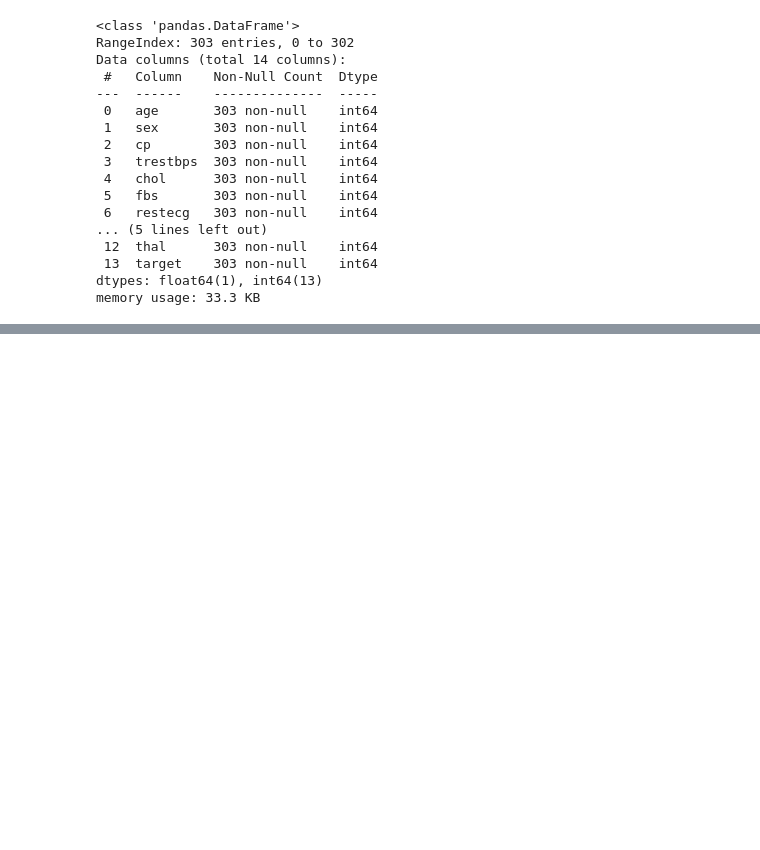
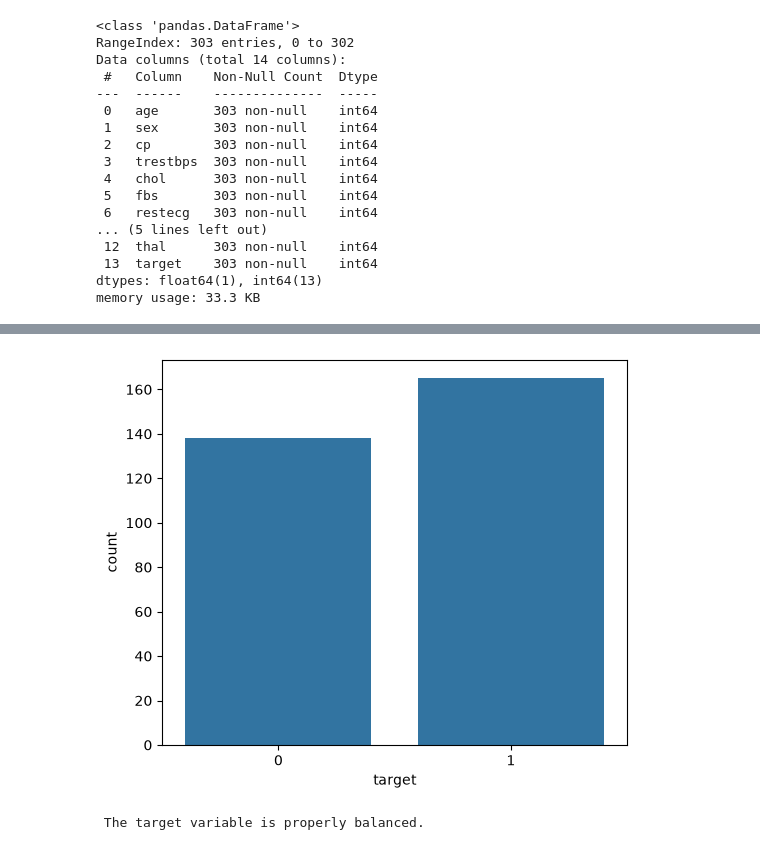
Before and after one commit to Limbu-Unish/Heart_Disease_Prediction, a Jupyter notebook: Model_Creation/Heart_disease_prediciton.ipynb, the cells around one changed output, grey strips where cells are left out. Cells and saved outputs as stored; diff of their text form; code cells hidden in the pictures; blank space fills up the shorter version.

```diff
--- a/Model_Creation/Heart_disease_prediciton.ipynb
+++ b/Model_Creation/Heart_disease_prediciton.ipynb
@@ -42,0 +123,9 @@ memory usage: 33.3 KB
+# %%
+# Visualizing the valucounts of all the necessary variables
+plt.figure(figsize=(6,5))
+sns.countplot(x=df_initial['target'])
+plt.show()
+print('\n The target variable is properly balanced.')
+# %% [output]
+[figure, added]
+ The target variable is properly balanced.
```
Also changed, not shown: parts of 22 cells of this notebook.
